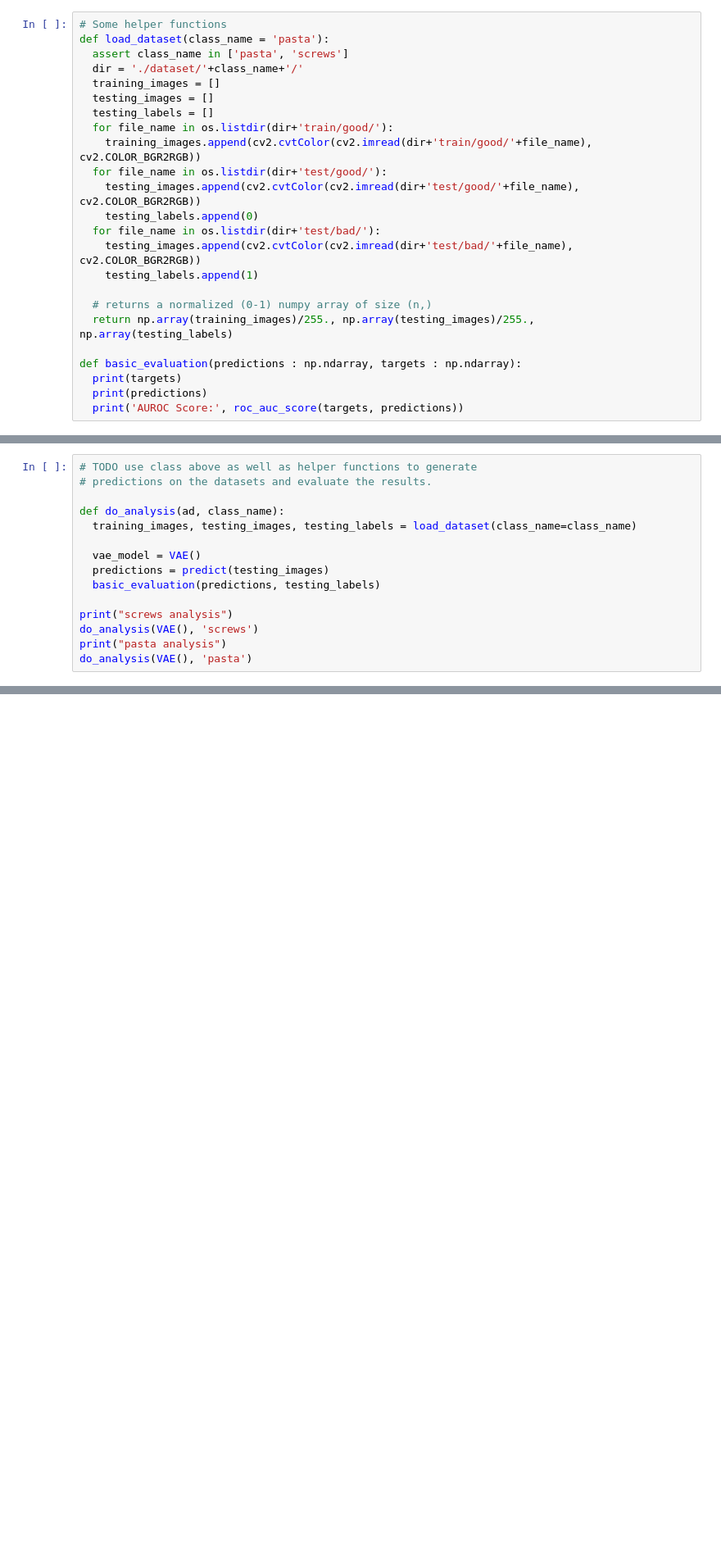
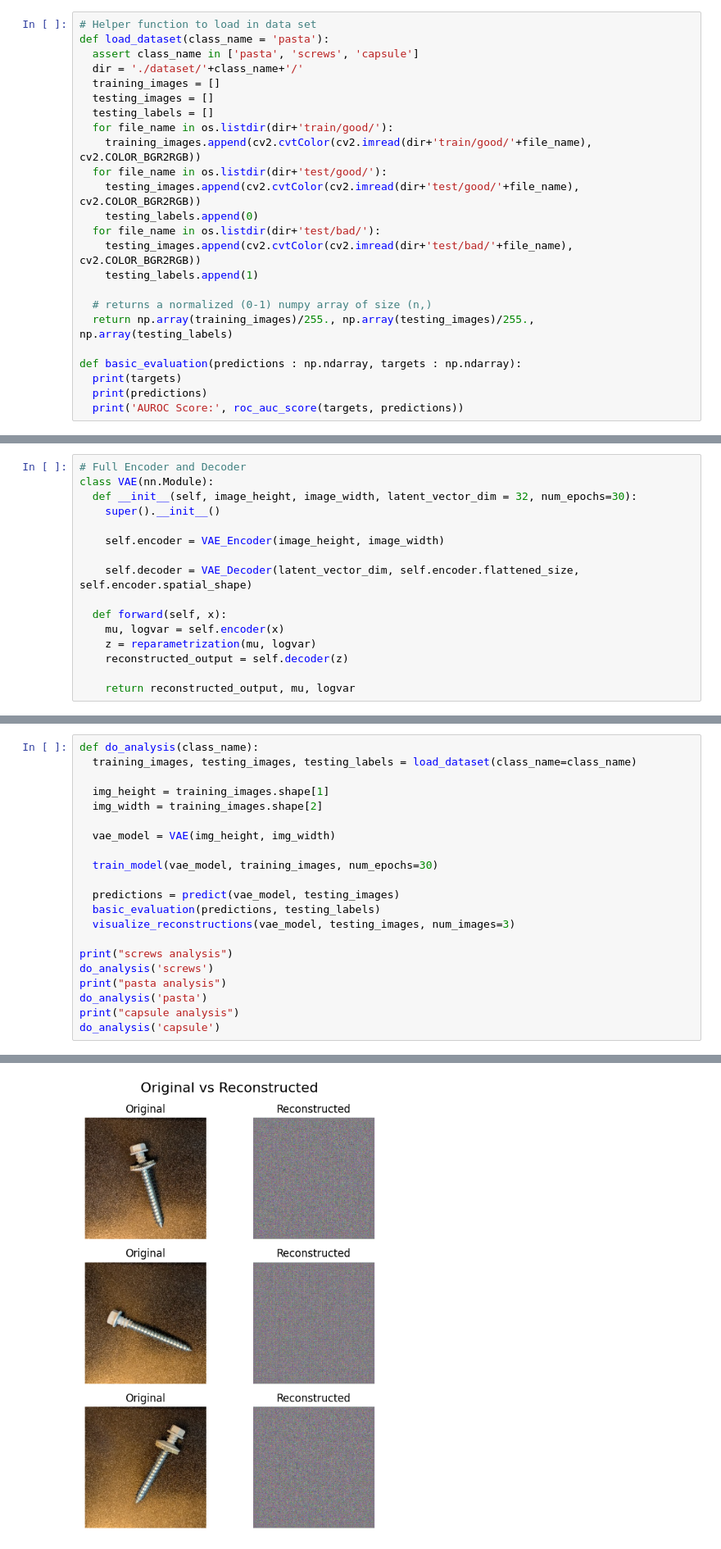
Before and after one commit to alanna-jc/AutoEncoder_Anomaly_Detector, a Jupyter notebook: VAE_Anomaly_Detector.ipynb, the cells around one changed output, grey strips where cells are left out. Shown at 82% size. Saved outputs shown, nothing was run; the diff lists cells and outputs as text; blank space fills up the shorter version.

```diff
--- a/VAE_Anomaly_Detector.ipynb
+++ b/VAE_Anomaly_Detector.ipynb
@@ -34,7 +47,7 @@ To: /content/dataset.zip
 # %%
-# Some helper functions
+# Helper function to load in data set
 def load_dataset(class_name = 'pasta'):
-  assert class_name in ['pasta', 'screws']
+  assert class_name in ['pasta', 'screws', 'capsule']
   dir = './dataset/'+class_name+'/'
   training_images = []
   testing_images = []
@@ -210,0 +221,16 @@ class VAE(nn.Module):
+# %%
+# Full Encoder and Decoder
+class VAE(nn.Module):
+  def __init__(self, image_height, image_width, latent_vector_dim = 32, num_epochs=30):
+    super().__init__()
+
+    self.encoder = VAE_Encoder(image_height, image_width)
+
+    self.decoder = VAE_Decoder(latent_vector_dim, self.encoder.flattened_size, self.encoder.spatial_shape)
+
+  def forward(self, x):
+    mu, logvar = self.encoder(x)
+    z = reparametrization(mu, logvar)
+    reconstructed_output = self.decoder(z)
+
+    return reconstructed_output, mu, logvar
@@ -258,19 +335,25 @@ def predict(model, test_data):
 
     return errors.cpu().numpy()
 # %%
-# TODO use class above as well as helper functions to generate
-# predictions on the datasets and evaluate the results.
-
-def do_analysis(ad, class_name):
+def do_analysis(class_name):
   training_images, testing_images, testing_labels = load_dataset(class_name=class_name)
 
-  vae_model = VAE()
-  predictions = predict(testing_images)
+  img_height = training_images.shape[1]
+  img_width = training_images.shape[2]
+
+  vae_model = VAE(img_height, img_width)
+
+  train_model(vae_model, training_images, num_epochs=30)
+
+  predictions = predict(vae_model, testing_images)
   basic_evaluation(predictions, testing_labels)
+  visualize_reconstructions(vae_model, testing_images, num_images=3)
 
 print("screws analysis")
-do_analysis(VAE(), 'screws')
+do_analysis('screws')
 print("pasta analysis")
-do_analysis(VAE(), 'pasta')
+do_analysis('pasta')
+print("capsule analysis")
+do_analysis('capsule')
 # %% [output]
 screws analysis
@@ -292,0 +376 @@ AUROC Score: 0.5833333333333334
+[figure, added]
```
Also changed, not shown: parts of 14 cells of this notebook.
